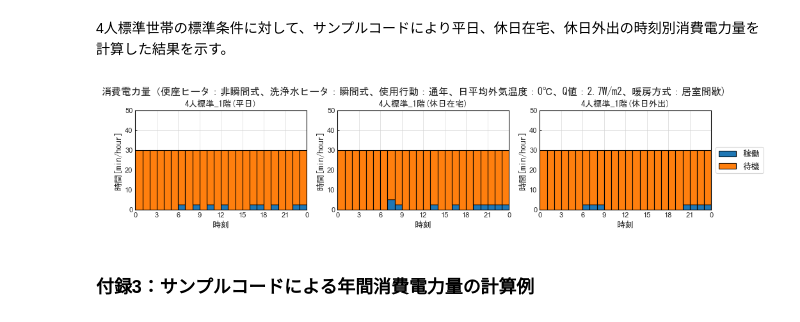
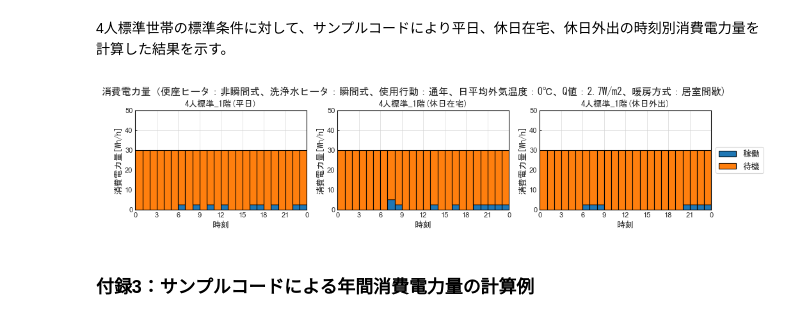
Before and after one commit to HiromiHabara/Jiritsu-EnergyUseOfApp, a Jupyter notebook: toiletseat.ipynb, the cells around one changed output. Cells and saved outputs as stored; diff of their text form; code cells hidden in the pictures.

```diff
--- a/toiletseat.ipynb
+++ b/toiletseat.ipynb
@@ -1827,35 +1827,35 @@ EE_Results= {
         },
         'Holidays_go' : {
             'opg' : ee_opg[2],
             'sby' : ee_sby[2]
         }
     }
 }
 
 # 消費電力量の計算結果のグラフ
 # グラフのタイトル
 seat_heater_type_j =  {'noninst':'非瞬間式', 'inst':'瞬間式'}[Spec[app_type]['seat_heater_type'].value]
 water_heater_type_j = {'noninst':'非瞬間式', 'inst':'瞬間式'}[Spec[app_type]['water_heater_type'].value]
 behavior_type_j = {'UserBehavior00':'通年', 'UserBehavior01':'省エネ'} [user_behavior_type]
 heating_type_j = {HeatingType.HabitableRoom:'居室間歇', HeatingType.WholeHouse:'全館連続'} [heating_type]
 
 chart_title = '消費電力量（' \
                 + '便座ヒータ：' + seat_heater_type_j + '、' \
                 + '洗浄水ヒータ：' + water_heater_type_j + '、' \
                 + '使用行動：'   + behavior_type_j + '、' \
                 + '日平均外気温度：' + str(theta_ex_ave) + '℃、'\
                 + 'Q値：' + str(Q_value) + 'W/m2、'\
                 + '暖房方式：' + heating_type_j \
                 + ')'
 
 # グラフの表示
 plot_hourly_bar_chart(chart_title,
                      EE_Results[schedule_name],
                       '4人標準_1階',
                       {'opg':'稼働', 'sby':'待機'},
-                       '時間[min/hour]', 0, 50, 10, 1)
+                       '消費電力量[Wh/h]', 0, 50, 10, 1)
 # %% [output]
-[figure, old version]
+[figure, new version]
 # %% [markdown]
 ### 付録3：サンプルコードによる年間消費電力量の計算例
 # %% [markdown]
```
Also changed, not shown: 2 other files.
